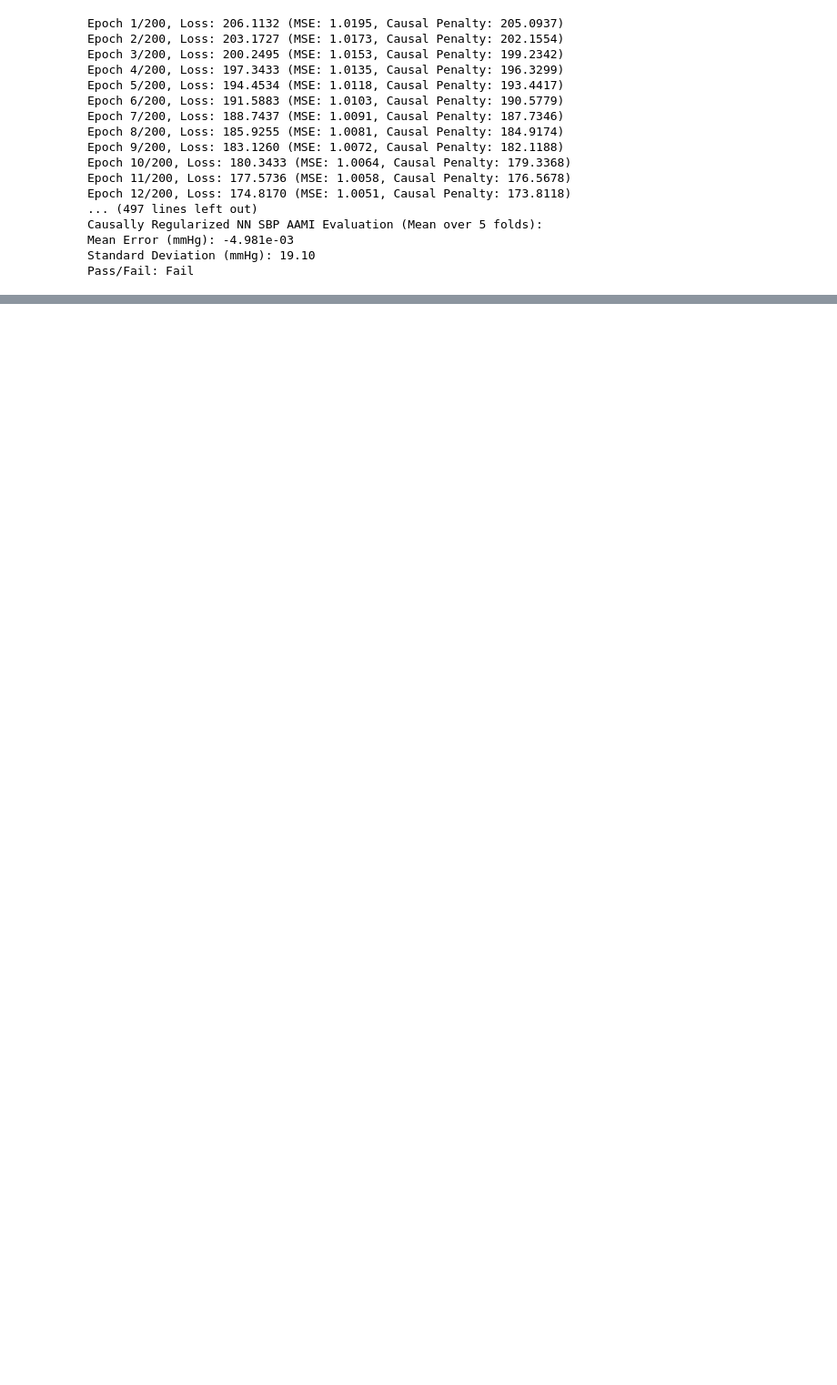
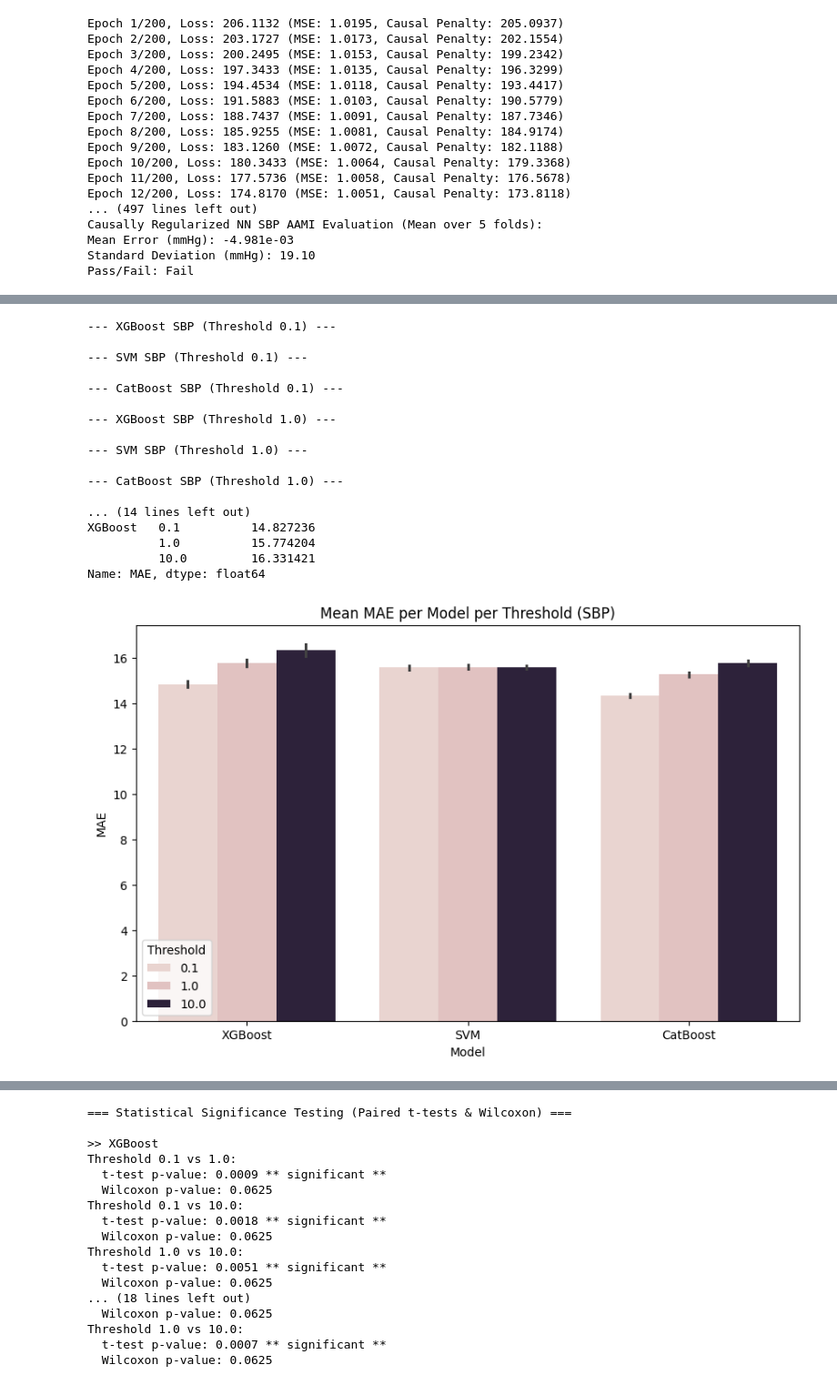
Before and after one commit to AniruthAnanth/CuffLessBloodPressureEstimation, a Jupyter notebook: main.ipynb, the cells around one changed output, grey strips where cells are left out. Shown at 91% size. Saved outputs shown, nothing was run; the diff lists cells and outputs as text; code cells hidden in the pictures; blank space fills up the shorter version.

Commit message:
cate based feature ablation confirms all features are necessary

```diff
--- a/main.ipynb
+++ b/main.ipynb
@@ -226,8 +226,8 @@ MODELS_TO_TEST = {
     "XGBRegressor": True,
     "SupportVectorRegressor": True,
     "CatBoostRegressor": True,
-    "MultilayerPerceptronRegressor": False,
-    "MultilayerPerceptronScaledRegressor": False,
+    "MultilayerPerceptronRegressor": True,
+    "MultilayerPerceptronScaledRegressor": True,
 }
 # %% [markdown]
 ## Linear Regression
@@ -882,0 +1105,21 @@ Pass/Fail: Fail
+# %%
+run_ablation_test(treatment_effects_sbp_df, sbp.values, "SBP")
+# %% [output]
+--- XGBoost SBP (Threshold 0.1) ---
+
+--- SVM SBP (Threshold 0.1) ---
+
+--- CatBoost SBP (Threshold 0.1) ---
+
+--- XGBoost SBP (Threshold 1.0) ---
+
+--- SVM SBP (Threshold 1.0) ---
+
+--- CatBoost SBP (Threshold 1.0) ---
+
+... (14 lines left out)
+XGBoost   0.1          14.827236
+          1.0          15.774204
+          10.0         16.331421
+Name: MAE, dtype: float64
+[figure, added]
@@ -882,0 +1129,17 @@ Pass/Fail: Fail
+=== Statistical Significance Testing (Paired t-tests & Wilcoxon) ===
+
+>> XGBoost
+Threshold 0.1 vs 1.0:
+  t-test p-value: 0.0009 ** significant **
+  Wilcoxon p-value: 0.0625
+Threshold 0.1 vs 10.0:
+  t-test p-value: 0.0018 ** significant **
+  Wilcoxon p-value: 0.0625
+Threshold 1.0 vs 10.0:
+  t-test p-value: 0.0051 ** significant **
+  Wilcoxon p-value: 0.0625
+... (18 lines left out)
+  Wilcoxon p-value: 0.0625
+Threshold 1.0 vs 10.0:
+  t-test p-value: 0.0007 ** significant **
+  Wilcoxon p-value: 0.0625
```
Also changed, not shown: parts of 8 cells of this notebook.
